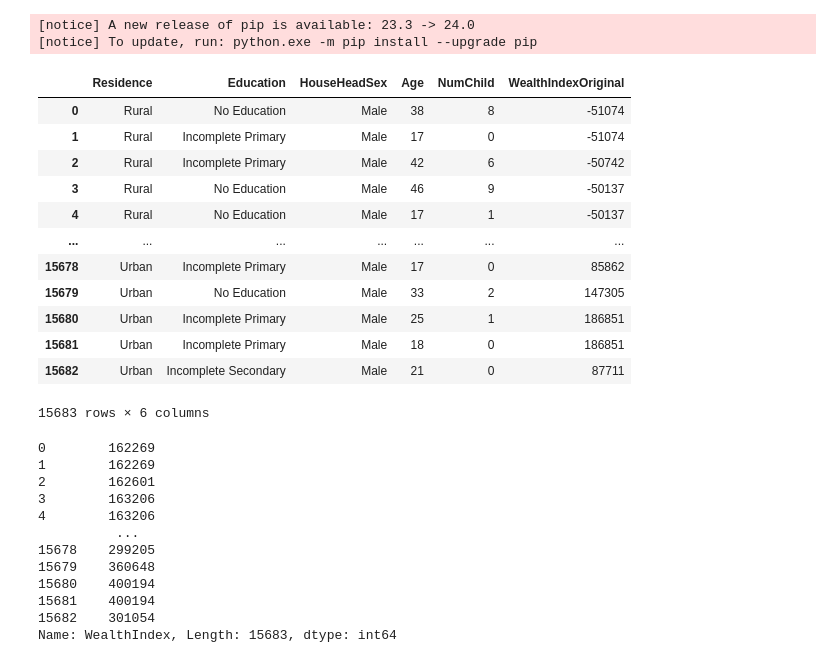
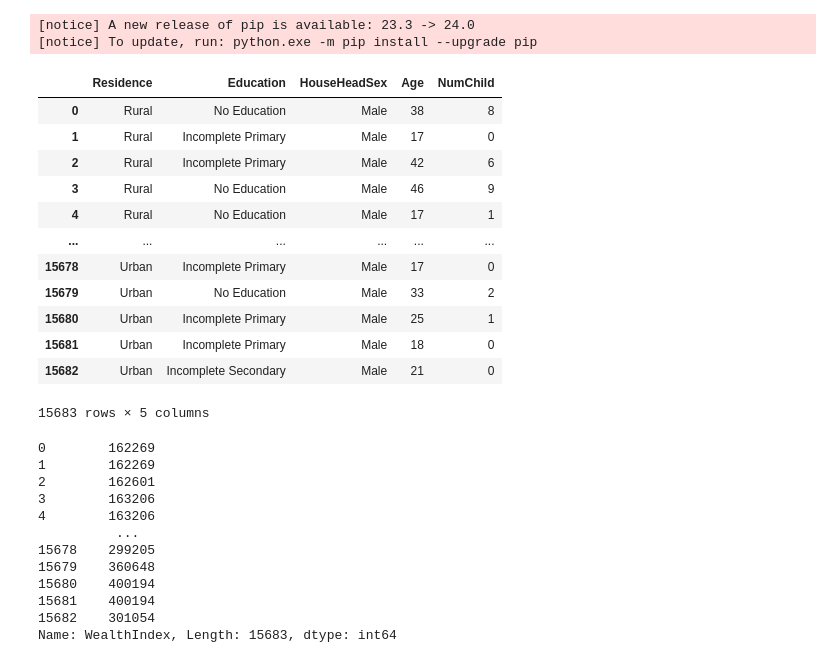
Before and after one commit to awolseid/LR_Project, a Jupyter notebook: notebook/LR4COVID.ipynb, the cells around one changed output. Drawn from its saved outputs; the diff is of its cells as text; code cells hidden in the pictures.

```diff
--- a/notebook/LR4COVID.ipynb
+++ b/notebook/LR4COVID.ipynb
@@ -191,22 +191,22 @@ from catboost import CatBoostRegressor
 from xgboost import XGBRegressor
 from sklearn.metrics import mean_absolute_error, mean_squared_error, r2_score
 # %%
-X = df.drop(columns=["UniqueID", "WealthIndex"])
+X = df.drop(columns=["UniqueID", "WealthIndexOriginal", "WealthIndex"])
 X
 # %% [output]
-|  | Residence | Education | HouseHeadSex | Age | NumChild | WealthIndexOriginal |
-| 0 | Rural | No Education | Male | 38 | 8 | -51074 |
-| 1 | Rural | Incomplete Primary | Male | 17 | 0 | -51074 |
-| 2 | Rural | Incomplete Primary | Male | 42 | 6 | -50742 |
-| 3 | Rural | No Education | Male | 46 | 9 | -50137 |
-| 4 | Rural | No Education | Male | 17 | 1 | -50137 |
-| ... | ... | ... | ... | ... | ... | ... |
-| 15678 | Urban | Incomplete Primary | Male | 17 | 0 | 85862 |
-| 15679 | Urban | No Education | Male | 33 | 2 | 147305 |
-| 15680 | Urban | Incomplete Primary | Male | 25 | 1 | 186851 |
-| 15681 | Urban | Incomplete Primary | Male | 18 | 0 | 186851 |
-| 15682 | Urban | Incomplete Secondary | Male | 21 | 0 | 87711 |
+|  | Residence | Education | HouseHeadSex | Age | NumChild |
+| 0 | Rural | No Education | Male | 38 | 8 |
+| 1 | Rural | Incomplete Primary | Male | 17 | 0 |
+| 2 | Rural | Incomplete Primary | Male | 42 | 6 |
+| 3 | Rural | No Education | Male | 46 | 9 |
+| 4 | Rural | No Education | Male | 17 | 1 |
+| ... | ... | ... | ... | ... | ... |
+| 15678 | Urban | Incomplete Primary | Male | 17 | 0 |
+| 15679 | Urban | No Education | Male | 33 | 2 |
+| 15680 | Urban | Incomplete Primary | Male | 25 | 1 |
+| 15681 | Urban | Incomplete Primary | Male | 18 | 0 |
+| 15682 | Urban | Incomplete Secondary | Male | 21 | 0 |
-15683 rows × 6 columns
+15683 rows × 5 columns
 # %%
 y = df["WealthIndex"]
 y
```
Also changed, not shown: parts of 5 cells of this notebook, 4 other files.
